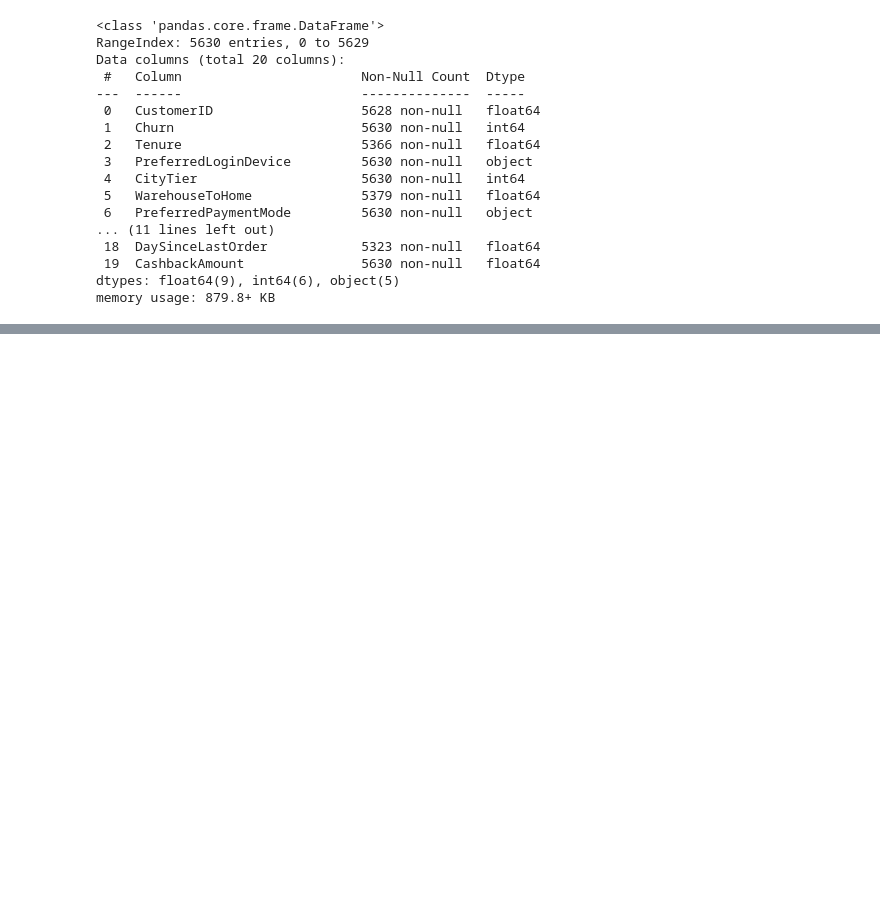
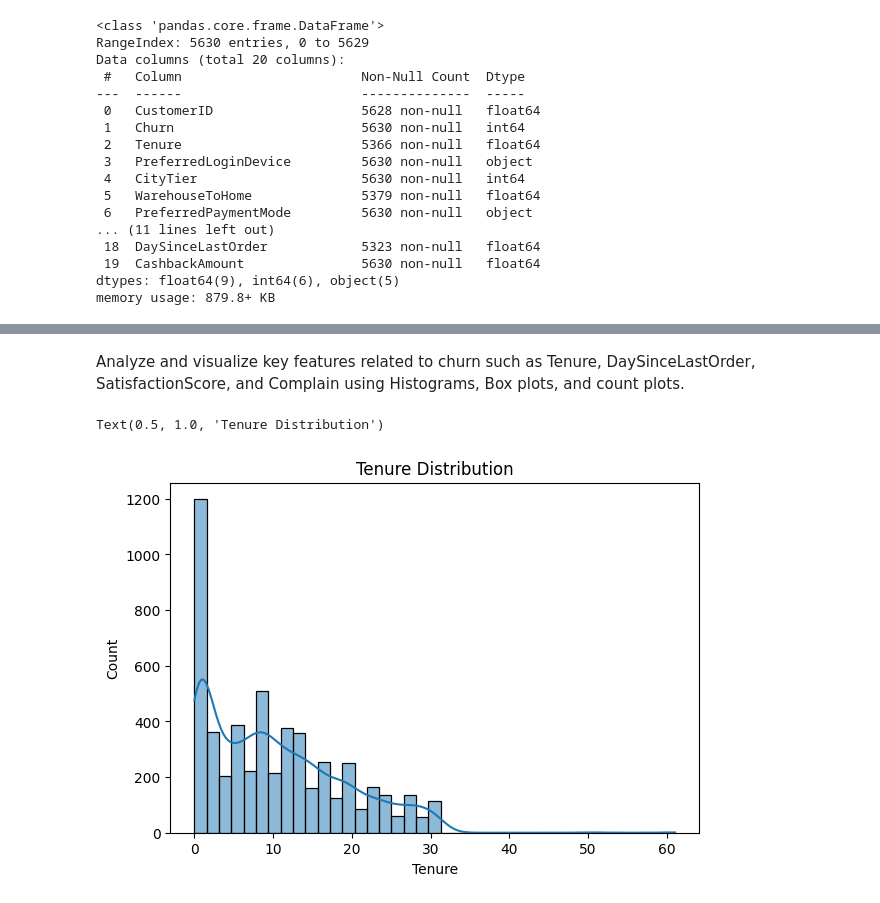
Before and after one commit to Matiin-heidari/churn-prediction, a Jupyter notebook: main.ipynb, the cells around one changed output, grey strips where cells are left out. Saved outputs shown, nothing was run; the diff lists cells and outputs as text; code cells hidden in the pictures; blank space fills up the shorter version.

```diff
--- a/main.ipynb
+++ b/main.ipynb
@@ -115,0 +92,10 @@ plt.show()
+# %% [markdown]
+Analyze and visualize key features related to churn such as Tenure, DaySinceLastOrder, SatisfactionScore, and Complain using Histograms, Box plots, and count plots.
+# %%
+plt.figure(figsize=(15, 10))
+plt.subplot(2, 2, 1)
+sns.histplot(df['Tenure'], kde=True)
+plt.title('Tenure Distribution')
+# %% [output]
+Text(0.5, 1.0, 'Tenure Distribution')
+[figure, added]
```
Also changed, not shown: parts of 91 cells of this notebook.
